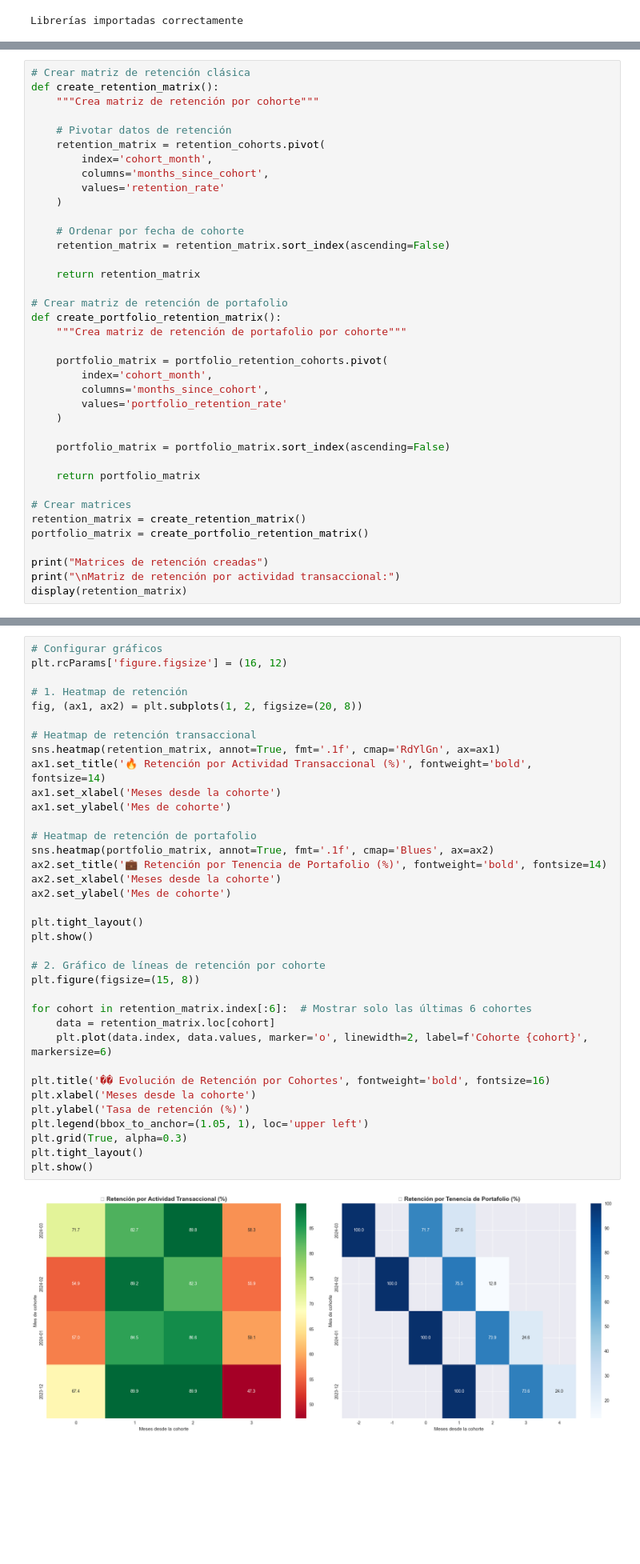
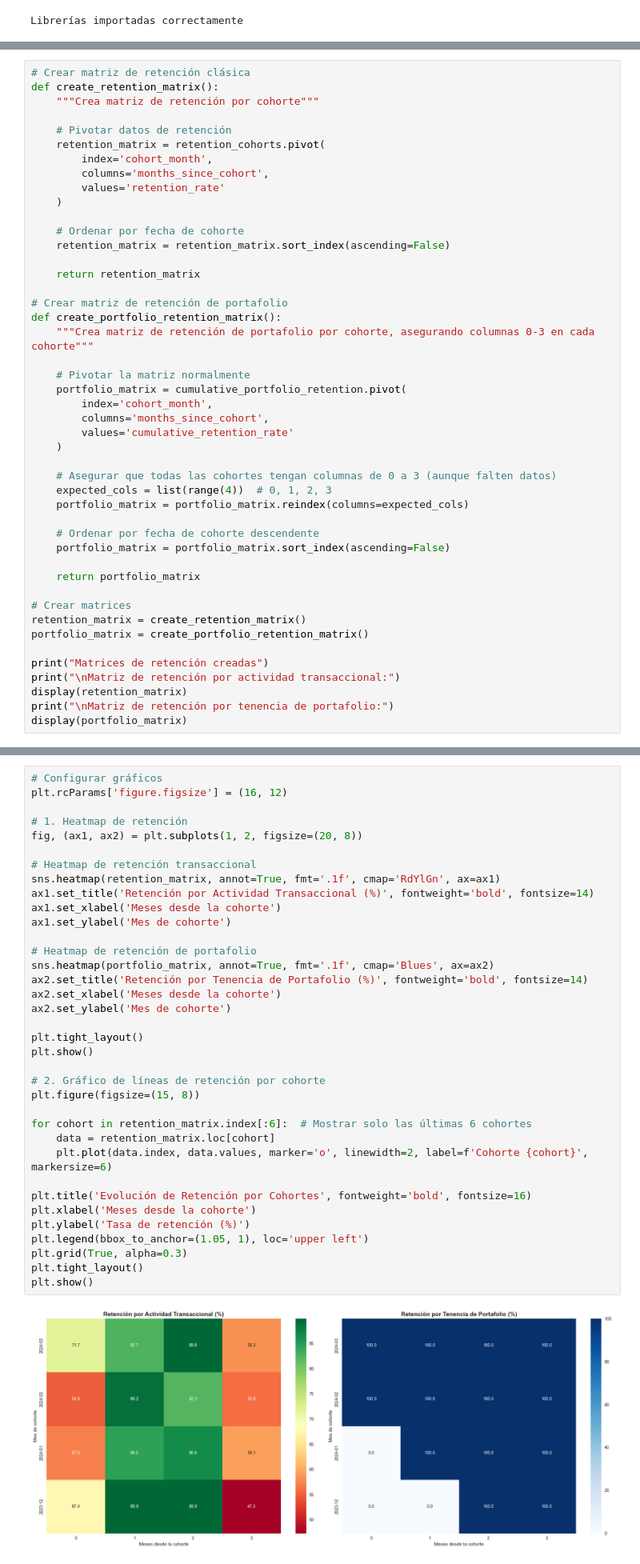
Before and after one commit to maxidalesio/CocosChallenge, a Jupyter notebook: CocosChallenge_Analysis.ipynb, the cells around one changed output, grey strips where cells are left out. Shown: that part at 80% size. Cells and saved outputs as stored; diff of their text form; blank space fills up the shorter version.

```diff
--- a/CocosChallenge_Analysis.ipynb
+++ b/CocosChallenge_Analysis.ipynb
@@ -371,14 +666,20 @@ def create_retention_matrix():
 
 # Crear matriz de retención de portafolio
 def create_portfolio_retention_matrix():
-    """Crea matriz de retención de portafolio por cohorte"""
+    """Crea matriz de retención de portafolio por cohorte, asegurando columnas 0-3 en cada cohorte"""
 
-    portfolio_matrix = portfolio_retention_cohorts.pivot(
+    # Pivotar la matriz normalmente
+    portfolio_matrix = cumulative_portfolio_retention.pivot(
         index='cohort_month',
         columns='months_since_cohort',
-        values='portfolio_retention_rate'
+        values='cumulative_retention_rate'
     )
 
+    # Asegurar que todas las cohortes tengan columnas de 0 a 3 (aunque falten datos)
+    expected_cols = list(range(4))  # 0, 1, 2, 3
+    portfolio_matrix = portfolio_matrix.reindex(columns=expected_cols)
+
+    # Ordenar por fecha de cohorte descendente
     portfolio_matrix = portfolio_matrix.sort_index(ascending=False)
 
     return portfolio_matrix
@@ -390,6 +691,8 @@ portfolio_matrix = create_portfolio_retention_matrix()
 print("Matrices de retención creadas")
 print("\nMatriz de retención por actividad transaccional:")
 display(retention_matrix)
+print("\nMatriz de retención por tenencia de portafolio:")
+display(portfolio_matrix)
 # %% [output]
 Matrices de retención creadas
 
@@ -407,34 +717,34 @@ plt.rcParams['figure.figsize'] = (16, 12)
 # 1. Heatmap de retención
 fig, (ax1, ax2) = plt.subplots(1, 2, figsize=(20, 8))
 
 # Heatmap de retención transaccional
 sns.heatmap(retention_matrix, annot=True, fmt='.1f', cmap='RdYlGn', ax=ax1)
-ax1.set_title('🔥 Retención por Actividad Transaccional (%)', fontweight='bold', fontsize=14)
+ax1.set_title('Retención por Actividad Transaccional (%)', fontweight='bold', fontsize=14)
 ax1.set_xlabel('Meses desde la cohorte')
 ax1.set_ylabel('Mes de cohorte')
 
 # Heatmap de retención de portafolio
 sns.heatmap(portfolio_matrix, annot=True, fmt='.1f', cmap='Blues', ax=ax2)
-ax2.set_title('💼 Retención por Tenencia de Portafolio (%)', fontweight='bold', fontsize=14)
+ax2.set_title('Retención por Tenencia de Portafolio (%)', fontweight='bold', fontsize=14)
 ax2.set_xlabel('Meses desde la cohorte')
 ax2.set_ylabel('Mes de cohorte')
 
 plt.tight_layout()
 plt.show()
 
 # 2. Gráfico de líneas de retención por cohorte
 plt.figure(figsize=(15, 8))
 
 for cohort in retention_matrix.index[:6]:  # Mostrar solo las últimas 6 cohortes
     data = retention_matrix.loc[cohort]
     plt.plot(data.index, data.values, marker='o', linewidth=2, label=f'Cohorte {cohort}', markersize=6)
 
-plt.title('�� Evolución de Retención por Cohortes', fontweight='bold', fontsize=16)
+plt.title('Evolución de Retención por Cohortes', fontweight='bold', fontsize=16)
 plt.xlabel('Meses desde la cohorte')
 plt.ylabel('Tasa de retención (%)')
 plt.legend(bbox_to_anchor=(1.05, 1), loc='upper left')
 plt.grid(True, alpha=0.3)
 plt.tight_layout()
 plt.show()
 # %% [output]
-[figure, old version]
+[figure, new version]
```
Also changed, not shown: parts of 11 cells of this notebook.
